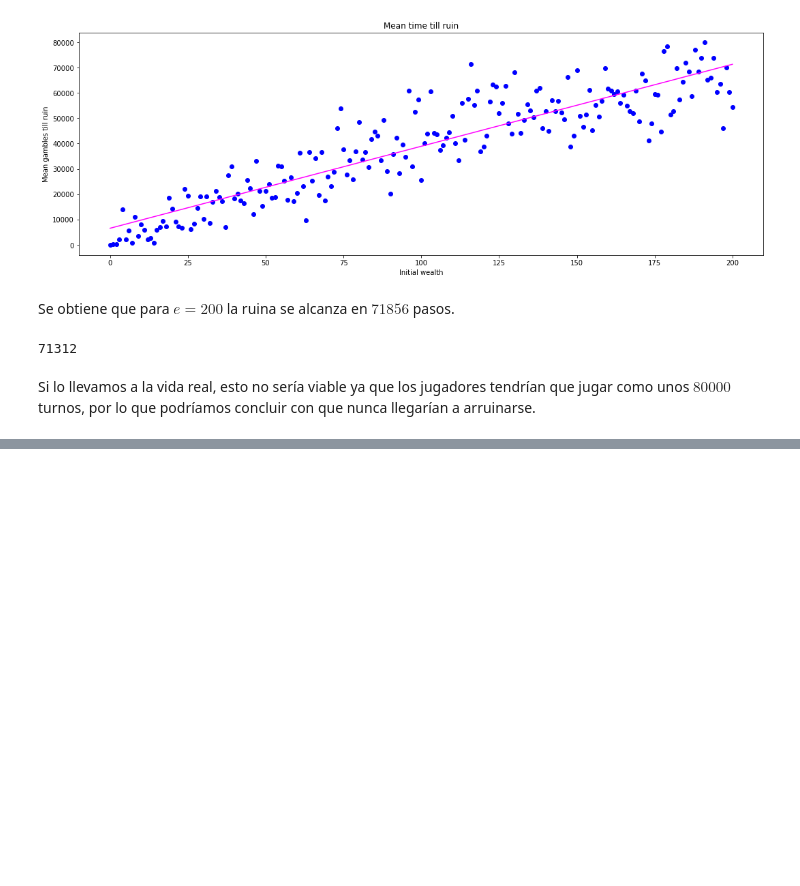
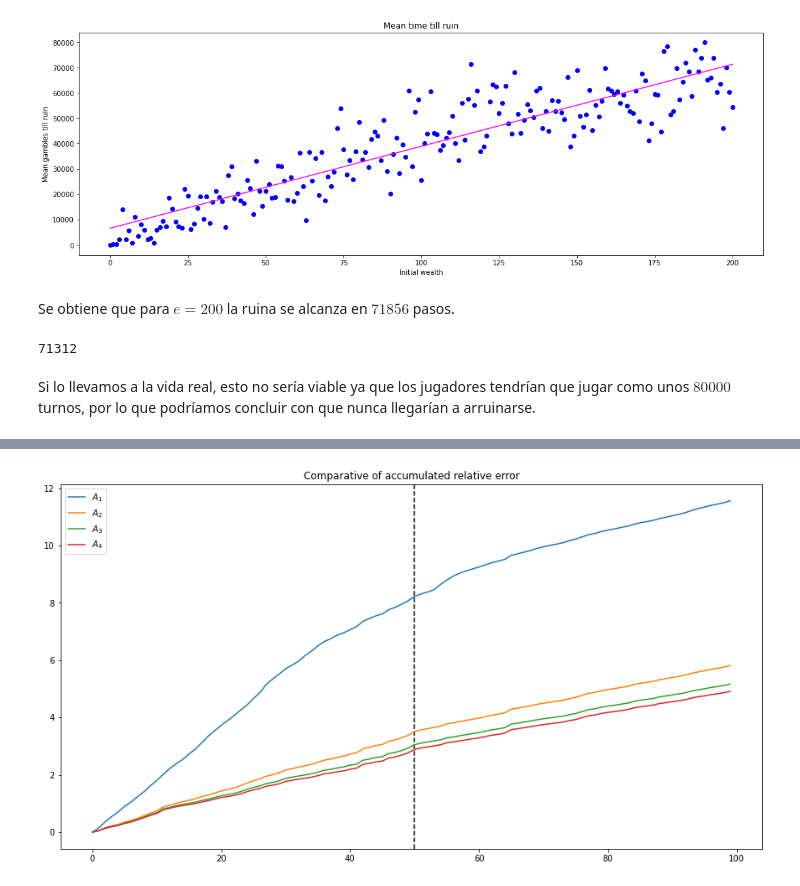
Before and after one commit to glorelvalle/g-mucd, a Jupyter notebook: pe/entrega2/pe_final_discrete_time_valle.ipynb, the cells around one changed output, grey strips where cells are left out. Saved outputs shown, nothing was run; the diff lists cells and outputs as text; code cells hidden in the pictures; blank space fills up the shorter version.

```diff
--- a/pe/entrega2/pe_final_discrete_time_valle.ipynb
+++ b/pe/entrega2/pe_final_discrete_time_valle.ipynb
@@ -407,0 +430,12 @@ plt.show()
+# %%
+plt.figure(figsize=(15,8))
+plt.title('Comparative of accumulated relative error')
+plt.axvline(50, color='k', linestyle='--')
+plt.plot(np.arange(times), means_c[0], label=f'$A_1$')
+plt.plot(np.arange(times), means_c[1], label=f'$A_2$')
+plt.plot(np.arange(times), means_c[2], label=f'$A_3$')
+plt.plot(np.arange(times), means_c[3], label=f'$A_4$')
+plt.legend()
+plt.show()
+# %% [output]
+[figure, added]
```
Also changed, not shown: parts of 7 cells of this notebook.
